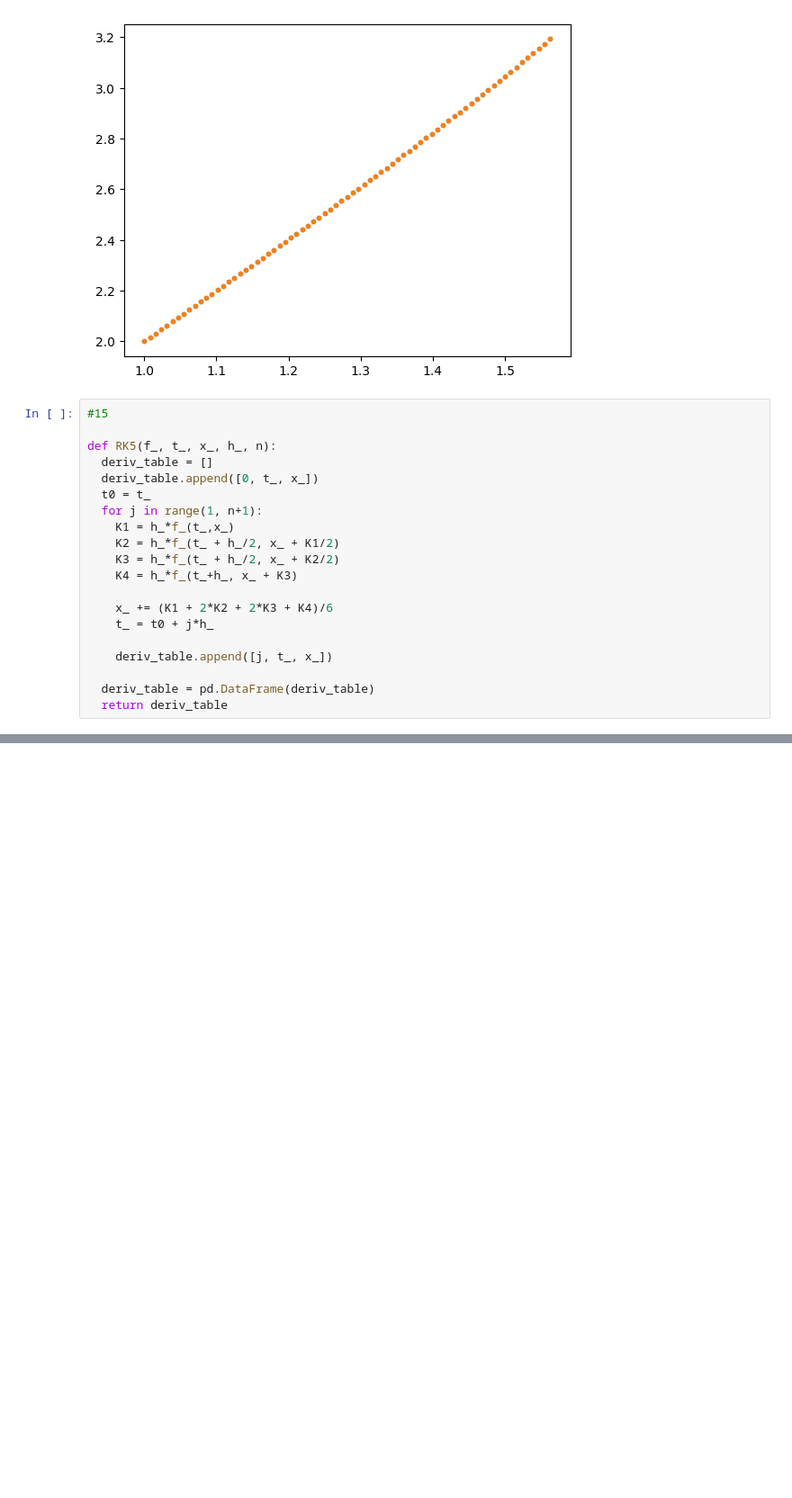
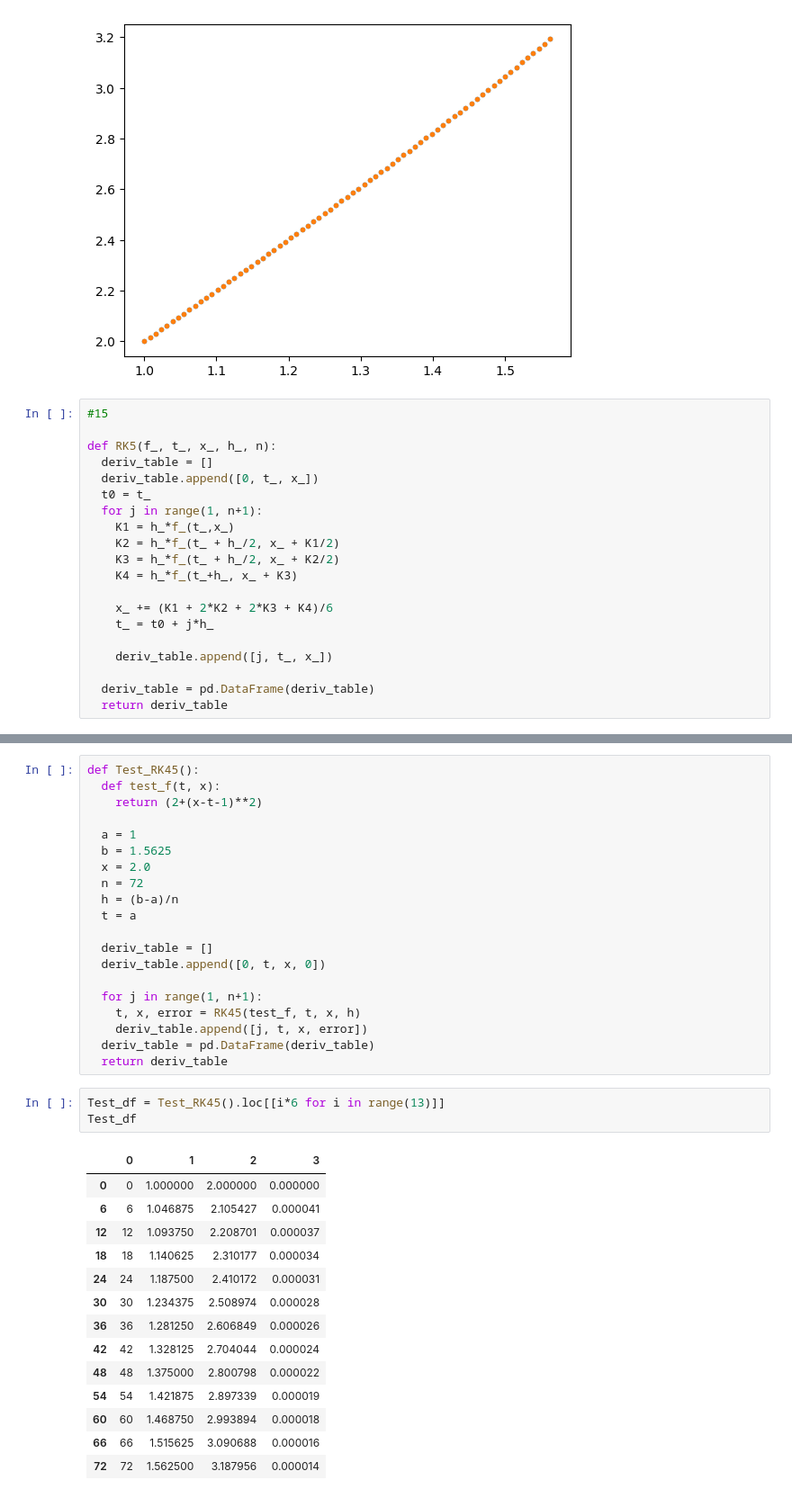
Before and after one commit to tirals88/Numerical-Mathematics-and-Computing, a Jupyter notebook: Chap7_Initial Values Problems.ipynb, the cells around one changed output, grey strips where cells are left out. Shown at 90% size. Cells and saved outputs as stored; diff of their text form; blank space fills up the shorter version.

```diff
--- a/Chap7_Initial Values Problems.ipynb
+++ b/Chap7_Initial Values Problems.ipynb
@@ -782,0 +836,38 @@ def RK5(f_, t_, x_, h_, n):
+# %%
+def Test_RK45():
+  def test_f(t, x):
+    return (2+(x-t-1)**2)
+
+  a = 1
+  b = 1.5625
+  x = 2.0
+  n = 72
+  h = (b-a)/n
+  t = a
+
+  deriv_table = []
+  deriv_table.append([0, t, x, 0])
+
+  for j in range(1, n+1):
+    t, x, error = RK45(test_f, t, x, h)
+    deriv_table.append([j, t, x, error])
+  deriv_table = pd.DataFrame(deriv_table)
+  return deriv_table
+# %%
+Test_df = Test_RK45().loc[[i*6 for i in range(13)]]
+Test_df
+# %% [output]
+|  | 0 | 1 | 2 | 3 |
+| 0 | 0 | 1.000000 | 2.000000 | 0.000000 |
+| 6 | 6 | 1.046875 | 2.105427 | 0.000041 |
+| 12 | 12 | 1.093750 | 2.208701 | 0.000037 |
+| 18 | 18 | 1.140625 | 2.310177 | 0.000034 |
+| 24 | 24 | 1.187500 | 2.410172 | 0.000031 |
+| 30 | 30 | 1.234375 | 2.508974 | 0.000028 |
+| 36 | 36 | 1.281250 | 2.606849 | 0.000026 |
+| 42 | 42 | 1.328125 | 2.704044 | 0.000024 |
+| 48 | 48 | 1.375000 | 2.800798 | 0.000022 |
+| 54 | 54 | 1.421875 | 2.897339 | 0.000019 |
+| 60 | 60 | 1.468750 | 2.993894 | 0.000018 |
+| 66 | 66 | 1.515625 | 3.090688 | 0.000016 |
+| 72 | 72 | 1.562500 | 3.187956 | 0.000014 |
```
Also changed, not shown: parts of 10 cells of this notebook.
